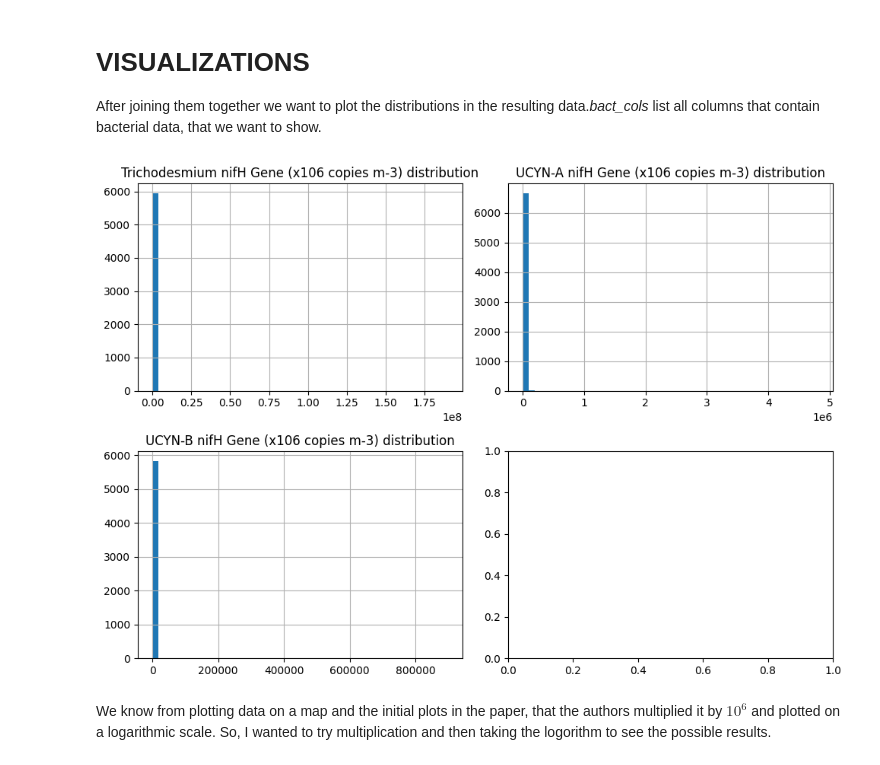
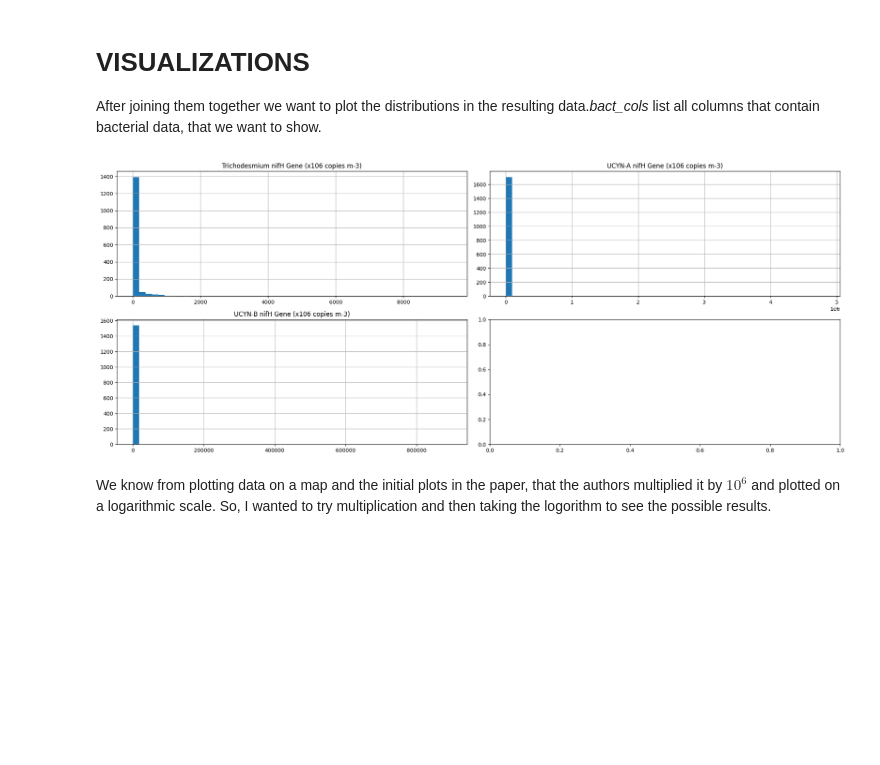
Before and after one commit to systemsecologygroup/N2-fixers-in-the-ocean, a Jupyter notebook: new_approach/obs_nifh.ipynb, the cells around one changed output. Cells and saved outputs as stored; diff of their text form; code cells hidden in the pictures; blank space fills up the shorter version.

```diff
--- a/new_approach/obs_nifh.ipynb
+++ b/new_approach/obs_nifh.ipynb
@@ -425,23 +492,10 @@ combined_df.to_csv("../csv/features/bact_data.csv", index=False)
 # VISUALIZATIONS
 
 After joining them together we want to plot the distributions in the resulting data.*bact_cols* list all columns that contain bacterial data, that we want to show.
-# %%
-#I want to see the distributions of each variable to see what we are working with
-figure, axis = plt.subplots(2, 2, figsize = (10,7))
-
-#i want to see distributions of the points
-axes = axis.flatten()
-for i, bact in enumerate(bact_cols):
-    title = bact+" distribution"
-    ax = axes[i]
-
-    combined_df[bact].hist(bins=50,ax=ax)
-    ax.set_title(title)
-
-plt.tight_layout()
-plt.show()
-# %% [output]
-[figure, removed]
+# %%
+histCols(bact_cols, combined_unique)
+# %% [output]
+[figure, added]
 # %% [markdown]
 We know from plotting data on a map and the initial plots in the paper, that the authors multiplied it by $10^6$ and plotted on a logarithmic scale. So, I wanted to try multiplication and then taking the logorithm to see the possible results.
 # %%
```
Also changed, not shown: parts of 15 cells of this notebook, 1 other file.
